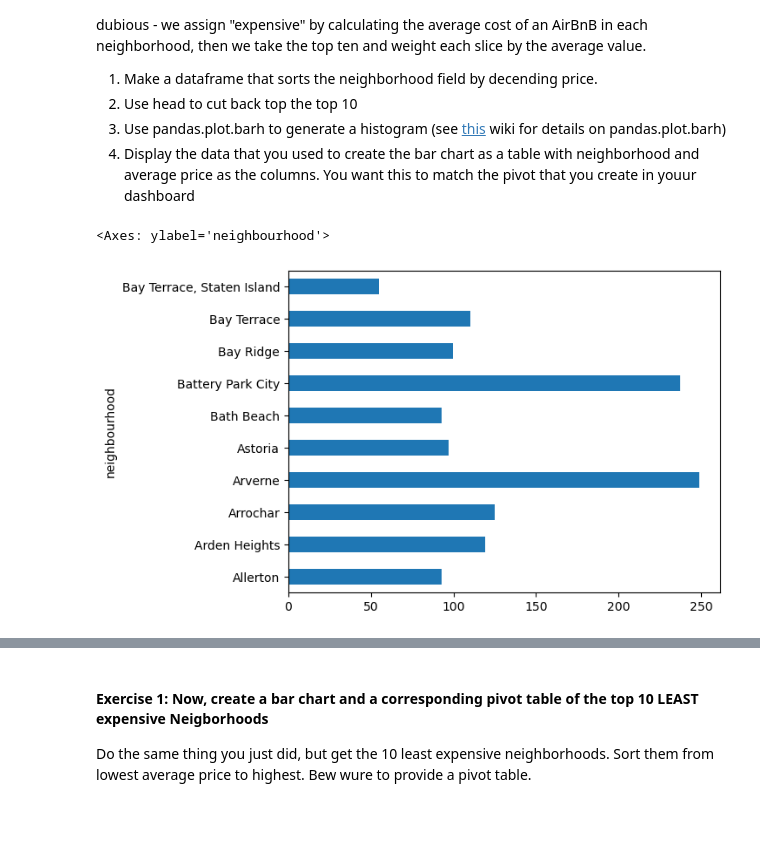
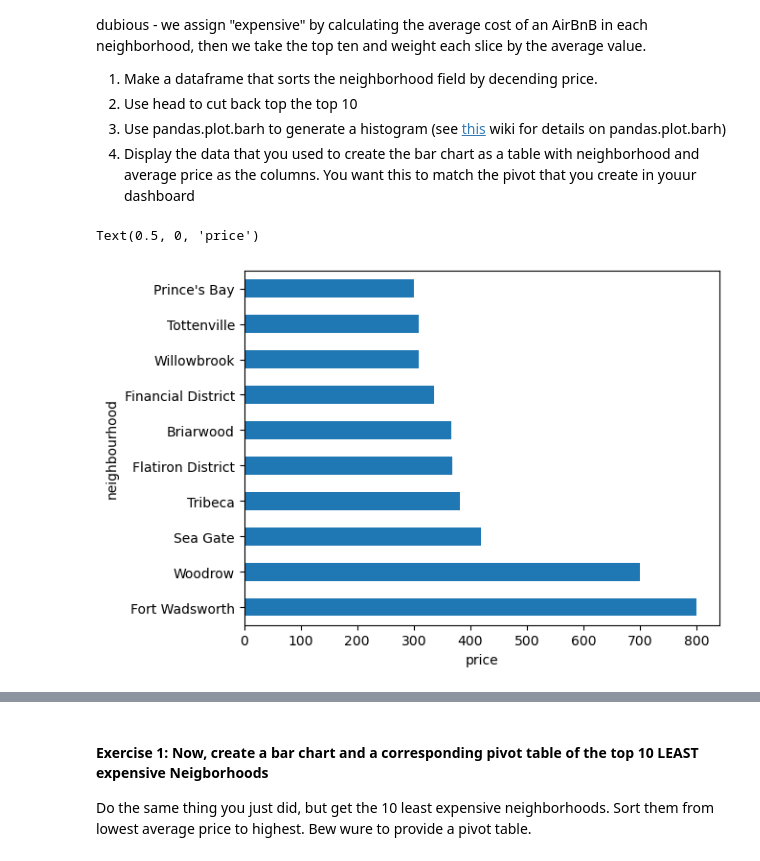
Before and after one commit to jsgarcha/CUNYTechPrep-2024-DS, a Jupyter notebook: Week-03-Data_Analytics-Data_Viz-BI_tools/Exercise-JG.ipynb, the cells around one changed output, grey strips where cells are left out. Drawn from its saved outputs; the diff is of its cells as text; code cells hidden in the pictures; blank space fills up the shorter version.

Commit message:
Relabel x-axis that disappeared during groupby.

```diff
--- a/Week-03-Data_Analytics-Data_Viz-BI_tools/Exercise-JG.ipynb
+++ b/Week-03-Data_Analytics-Data_Viz-BI_tools/Exercise-JG.ipynb
@@ -37,19 +37,19 @@ by the average value.
 # %%
 # our goal is to make a chart reflecting the top 10 most expensive Neighborhoods
 # This is a little dubious - we assign "expensive" by calculating the average cost of
 # an AirBnB in each neighborhood, then we take the top ten and weight each slice
 # by the average value.
 #
 # make a dataframe that sorts the neighborhood field by decending price.
 # Use head to cut back top the top 10. Then, use df.plot.barh to generate a histogram.
 
 neighborhoods = df.groupby('neighbourhood')
 mean_neighborhood_prices = neighborhoods['price'].mean()
-mean_neighborhood_prices.sort_values(ascending=False)
-mean_neighborhood_prices.head(10).plot.barh()
+mean_neighborhood_prices.sort_values(ascending=False).head(10).plot.barh().set_xlabel('price')
+# "price" label on axis disappeared during group by.
 # %% [output]
-<Axes: ylabel='neighbourhood'>
+Text(0.5, 0, 'price')
-[figure, old version]
+[figure, new version]
 # %%
 # Now, display the top 10 datframe you created as a table with columns
 # neighbourhood and price
```
Also changed, not shown: parts of 2 cells of this notebook.
